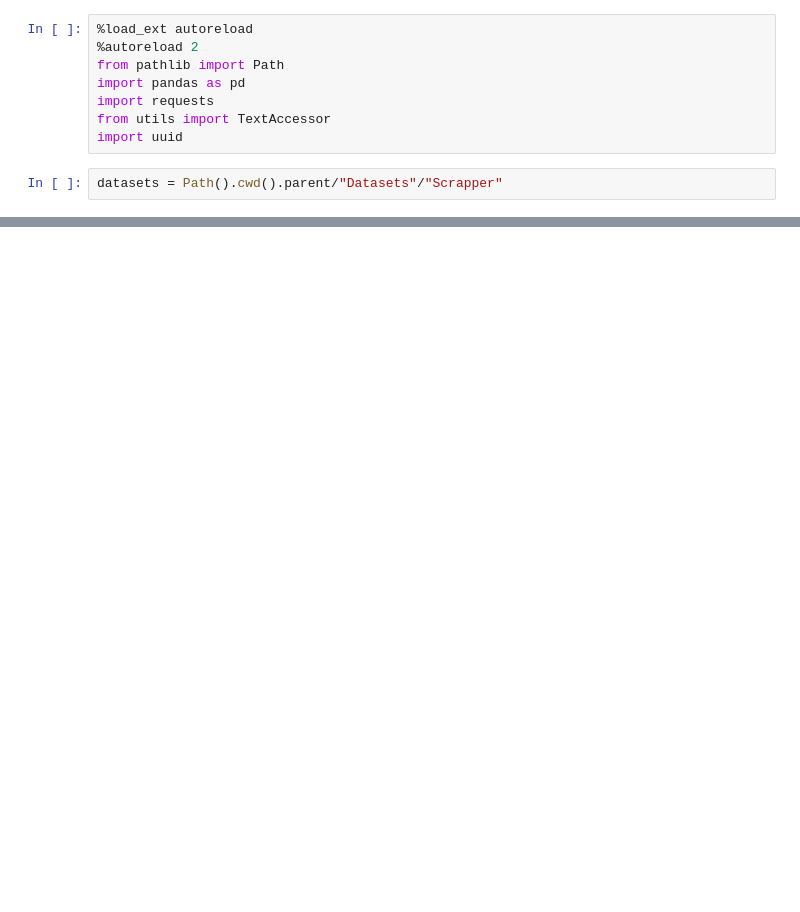
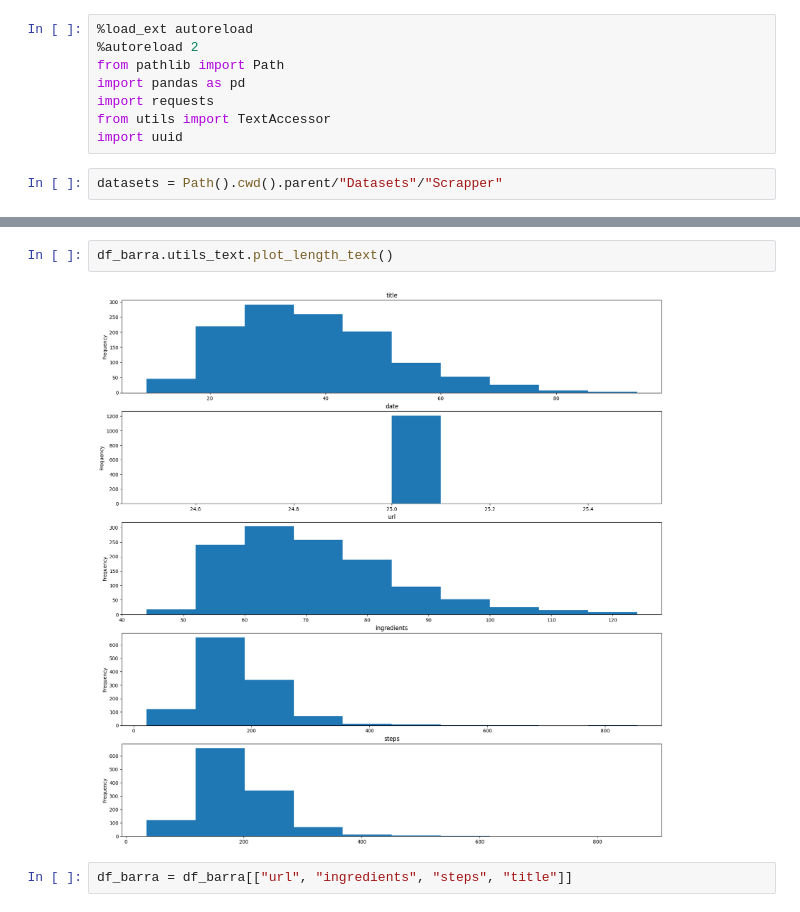
Before and after one commit to Frorozcoloa/ChatCocina, a Jupyter notebook: Notebooks/0.1- Limpieza_de_datos_mycolombian.ipynb, the cells around one changed output, grey strips where cells are left out. Saved outputs shown, nothing was run; the diff lists cells and outputs as text; blank space fills up the shorter version.

```diff
--- a/Notebooks/0.1- Limpieza_de_datos_mycolombian.ipynb
+++ b/Notebooks/0.1- Limpieza_de_datos_mycolombian.ipynb
@@ -295,0 +33,6 @@ df.to_csv(datasets/"dataset.csv", index=False)
+# %%
+df_barra.utils_text.plot_length_text()
+# %% [output]
+[figure, added]
+# %%
+df_barra = df_barra[["url", "ingredients", "steps", "title"]]
```
Also changed, not shown: parts of 89 cells of this notebook, 7 other files.
